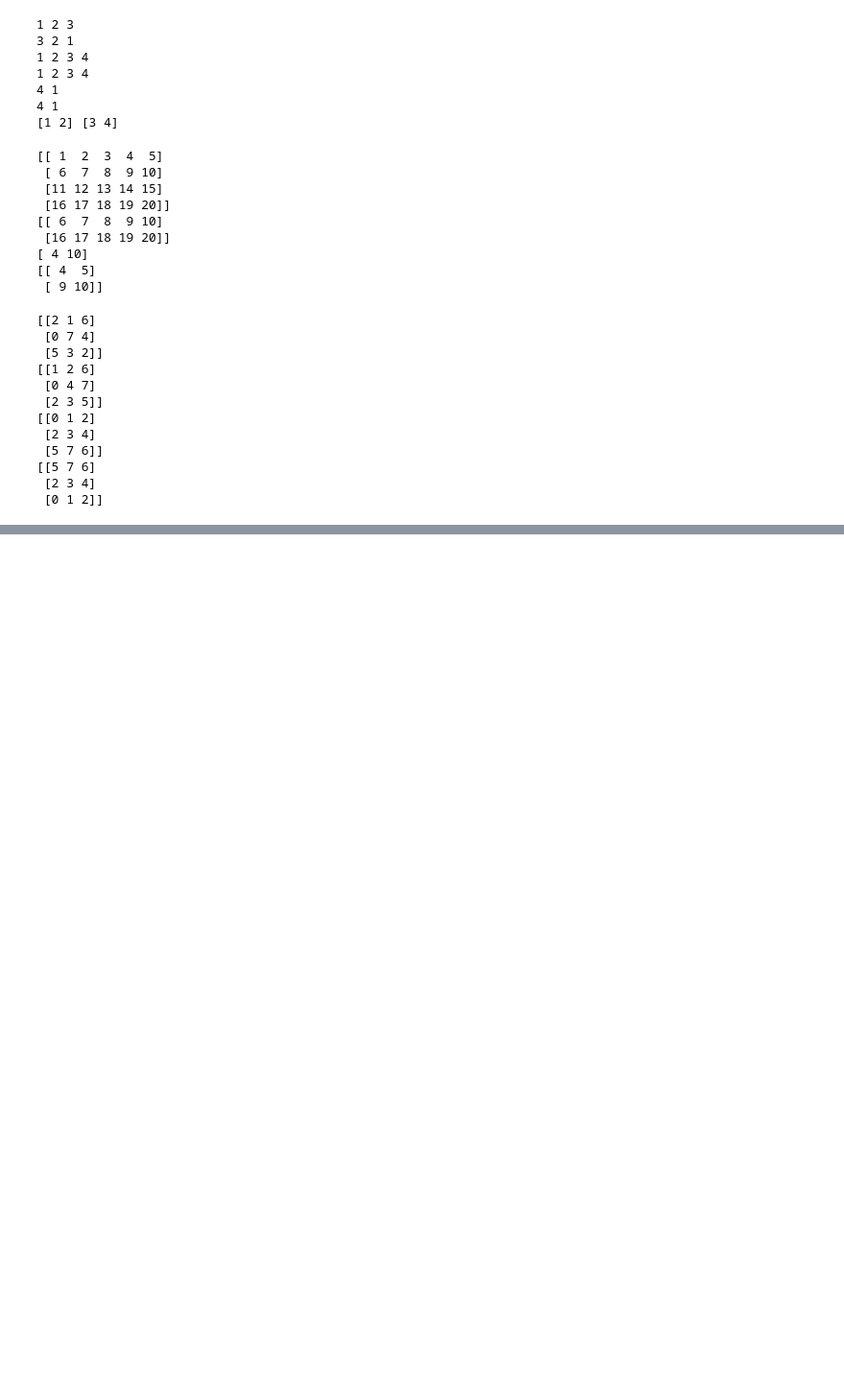
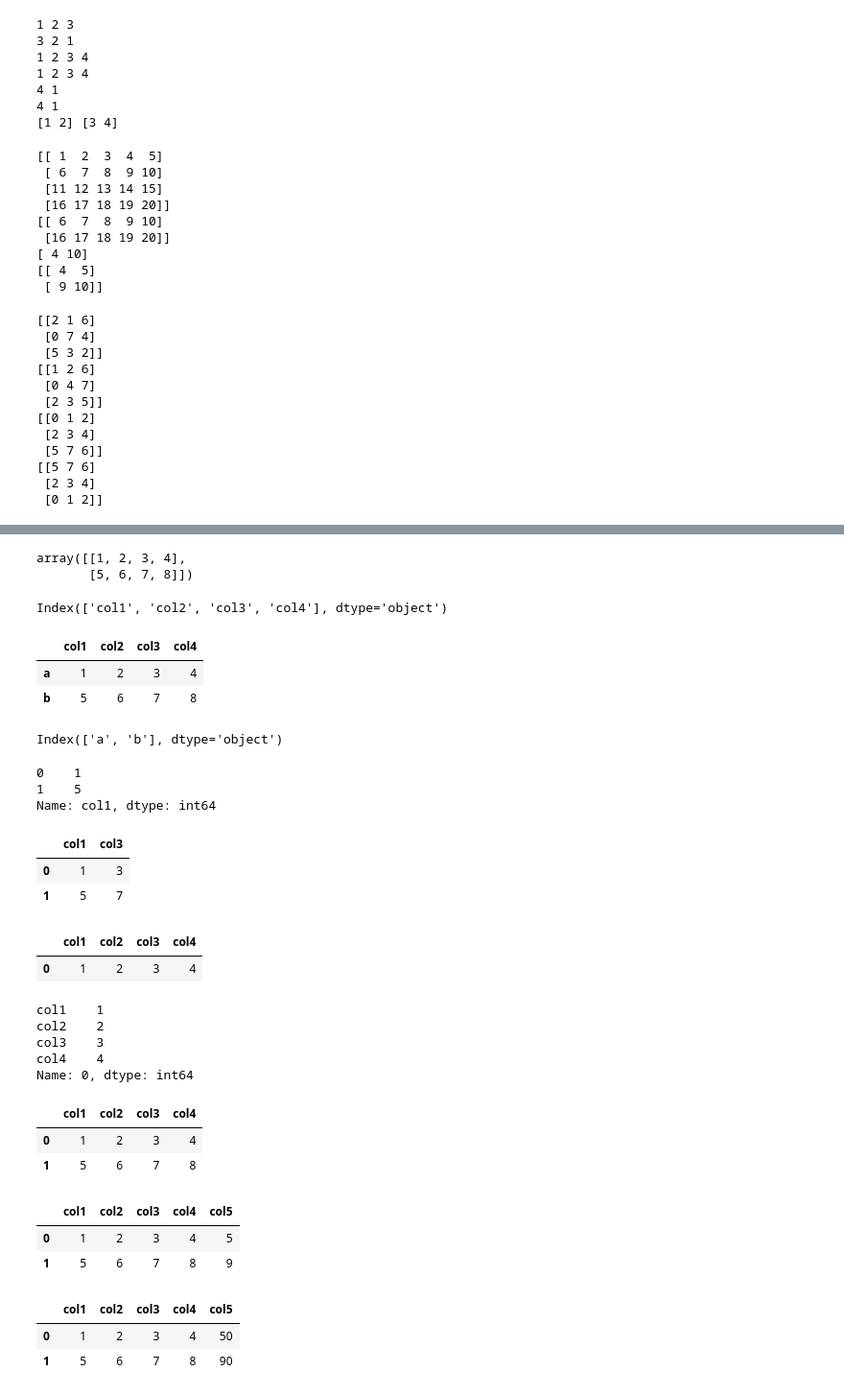
Before and after one commit to stbhg5/ComputerScience, a Jupyter notebook: python_ch11.ipynb, the cells around one changed output, grey strips where cells are left out. Shown: that part at 96% size. Saved outputs shown, nothing was run; the diff lists cells and outputs as text; code cells hidden in the pictures; blank space fills up the shorter version.

```diff
--- a/python_ch11.ipynb
+++ b/python_ch11.ipynb
@@ -476,0 +496,77 @@ print(np.sort(x, axis = 0)[::-1]) # 상하 내림차순
+# %%
+# numpy array 형식으로 데이터 가져오기
+pd.DataFrame([[1, 2, 3, 4], [5, 6, 7, 8]], columns = ['col1', 'col2', 'col3', 'col4']).values
+# %% [output]
+array([[1, 2, 3, 4],
+       [5, 6, 7, 8]])
+# %%
+# column 이름 가져오기
+pd.DataFrame([[1, 2, 3, 4], [5, 6, 7, 8]], columns = ['col1', 'col2', 'col3', 'col4']).columns
+# %% [output]
+Index(['col1', 'col2', 'col3', 'col4'], dtype='object')
+# %%
+# index 설정(잘 하진 않음)
+pd.DataFrame([[1, 2, 3, 4], [5, 6, 7, 8]], columns = ['col1', 'col2', 'col3', 'col4'], index = ['a', 'b'])
+# %% [output]
+|  | col1 | col2 | col3 | col4 |
+| a | 1 | 2 | 3 | 4 |
+| b | 5 | 6 | 7 | 8 |
+# %%
+# row 이름 가져오기
+pd.DataFrame([[1, 2, 3, 4], [5, 6, 7, 8]], columns = ['col1', 'col2', 'col3', 'col4'], index = ['a', 'b']).index
+# %% [output]
+Index(['a', 'b'], dtype='object')
+# %%
+# 해당 컬럼에 접근
+a = pd.DataFrame([[1, 2, 3, 4], [5, 6, 7, 8]], columns = ['col1', 'col2', 'col3', 'col4'])
+# a['col1']
+a.col1
+# %% [output]
+0    1
+1    5
+Name: col1, dtype: int64
+# %%
+# 여러 개의 컬럼에 접근
+a[['col1', 'col3']]
+# %% [output]
+|  | col1 | col3 |
+| 0 | 1 | 3 |
+| 1 | 5 | 7 |
+# %%
+# 해당 행에 접근 (인덱싱은 안되고 슬라이싱을 통해 접근 가능) - 2차원 배열(DataFrame)
+a[0:1]
+# %% [output]
+|  | col1 | col2 | col3 | col4 |
+| 0 | 1 | 2 | 3 | 4 |
+# %%
+# 특정 행하나에 접근 - 1차원 배열
+a.iloc[0]
+# %% [output]
+col1    1
+col2    2
+col3    3
+col4    4
+Name: 0, dtype: int64
+# %%
+# 2차원 배열로도 가져올 수 있다.
+a.iloc[0:2]
+# %% [output]
+|  | col1 | col2 | col3 | col4 |
+| 0 | 1 | 2 | 3 | 4 |
+| 1 | 5 | 6 | 7 | 8 |
+# %%
+# DataFrame에 컬럼 추가
+a['col5'] = [5, 9]
+a
+# %% [output]
+|  | col1 | col2 | col3 | col4 | col5 |
+| 0 | 1 | 2 | 3 | 4 | 5 |
+| 1 | 5 | 6 | 7 | 8 | 9 |
+# %%
+# DataFrame에 컬럼 값 수정
+a['col5'] = a['col5'] * 10
+a
+# %% [output]
+|  | col1 | col2 | col3 | col4 | col5 |
+| 0 | 1 | 2 | 3 | 4 | 50 |
+| 1 | 5 | 6 | 7 | 8 | 90 |
```
Also changed, not shown: parts of 25 cells of this notebook.
